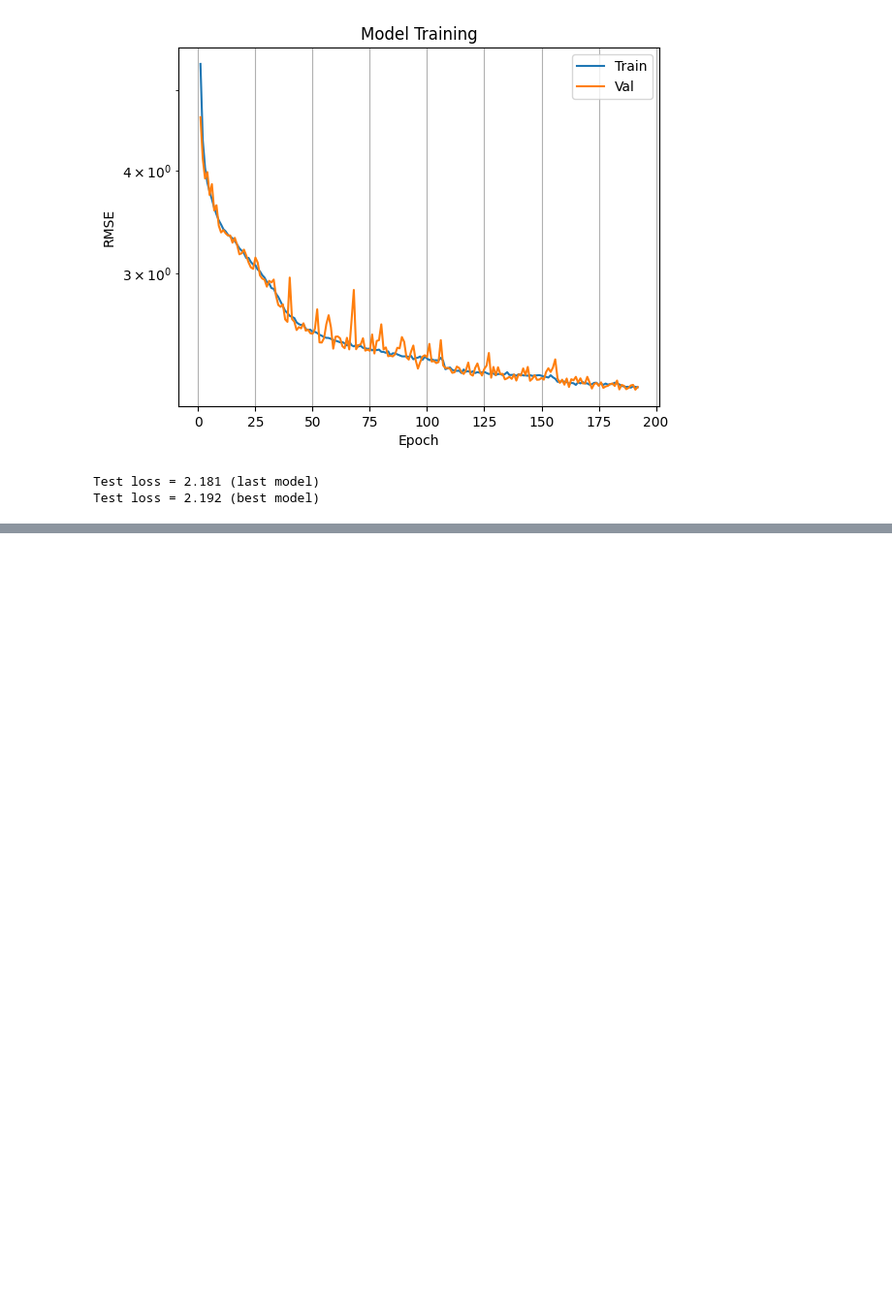
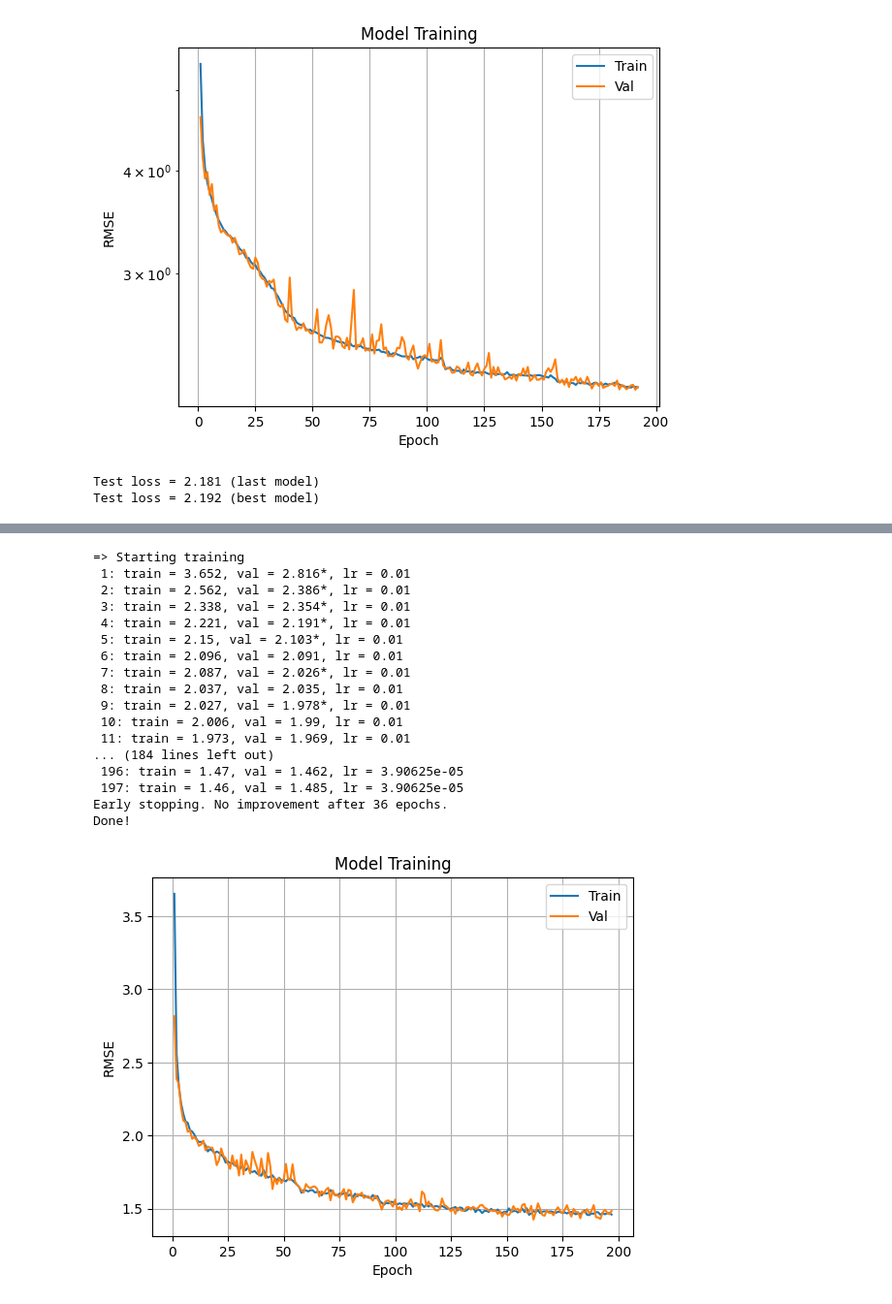
Before and after one commit to TiagoCAAmorim/SimModels, a Jupyter notebook: graph_nn/solve_lin_eq.ipynb, the cells around one changed output, grey strips where cells are left out. Shown at 97% size. Cells and saved outputs as stored; diff of their text form; code cells hidden in the pictures; blank space fills up the shorter version.

```diff
--- a/graph_nn/solve_lin_eq.ipynb
+++ b/graph_nn/solve_lin_eq.ipynb
@@ -1109,0 +1261,50 @@ Test loss = 2.192 (best model)
+# %%
+model = Network(
+    n_blocks=3,
+    latent_size=16,
+    activation=True,
+    use_residual=True)
+loss_fn = nn.MSELoss()
+
+ni, nj = 5, 5
+data_train = CustomDataset(ni, nj, 10000)
+data_val = CustomDataset(ni, nj, 2000)
+data_test = CustomDataset(ni, nj, 2000)
+batch_size = 64
+dataloader_train = DataLoader(data_train, batch_size=batch_size, shuffle=False)
+dataloader_val = DataLoader(data_val, batch_size=batch_size, shuffle=False)
+dataloader_test = DataLoader(data_test, batch_size=batch_size, shuffle=False)
+
+epochs = 200
+optimizer = torch.optim.Adam(model.parameters(), lr = 0.01)
+scheduler = torch.optim.lr_scheduler.ReduceLROnPlateau(optimizer,  mode='min', factor=0.5, patience=10)
+# scheduler = torch.optim.lr_scheduler.ExponentialLR(optimizer, gamma=0.9)
+# scheduler = optim.lr_scheduler.StepLR(optimizer, step_size=10, gamma=0.5)
+
+best_model, (train_loss, val_loss) = train(model, dataloader_train, dataloader_val, epochs, optimizer, loss_fn, scheduler)
+
+plot_losses(train_loss, val_loss)
+
+test_loss = test_loop(dataloader_test, model, loss_fn)
+print(f'Test loss = {test_loss:0.4g} (last model)')
+test_loss = test_loop(dataloader_test, best_model, loss_fn)
+print(f'Test loss = {test_loss:0.4g} (best model)')
+# %% [output]
+=> Starting training
+ 1: train = 3.652, val = 2.816*, lr = 0.01
+ 2: train = 2.562, val = 2.386*, lr = 0.01
+ 3: train = 2.338, val = 2.354*, lr = 0.01
+ 4: train = 2.221, val = 2.191*, lr = 0.01
+ 5: train = 2.15, val = 2.103*, lr = 0.01
+ 6: train = 2.096, val = 2.091, lr = 0.01
+ 7: train = 2.087, val = 2.026*, lr = 0.01
+ 8: train = 2.037, val = 2.035, lr = 0.01
+ 9: train = 2.027, val = 1.978*, lr = 0.01
+ 10: train = 2.006, val = 1.99, lr = 0.01
+ 11: train = 1.973, val = 1.969, lr = 0.01
+... (184 lines left out)
+ 196: train = 1.47, val = 1.462, lr = 3.90625e-05
+ 197: train = 1.46, val = 1.485, lr = 3.90625e-05
+Early stopping. No improvement after 36 epochs.
+Done!
+[figure, added]
```
Also changed, not shown: parts of 16 cells of this notebook, 1 other file.
